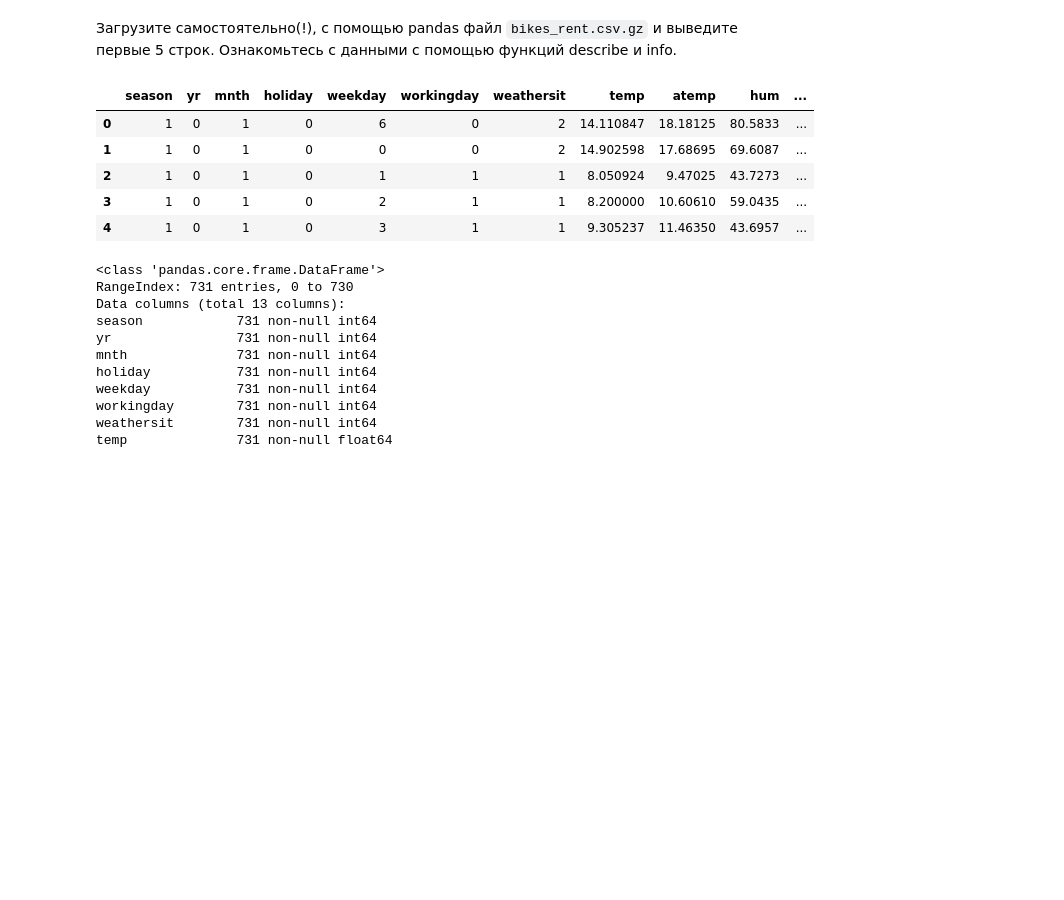
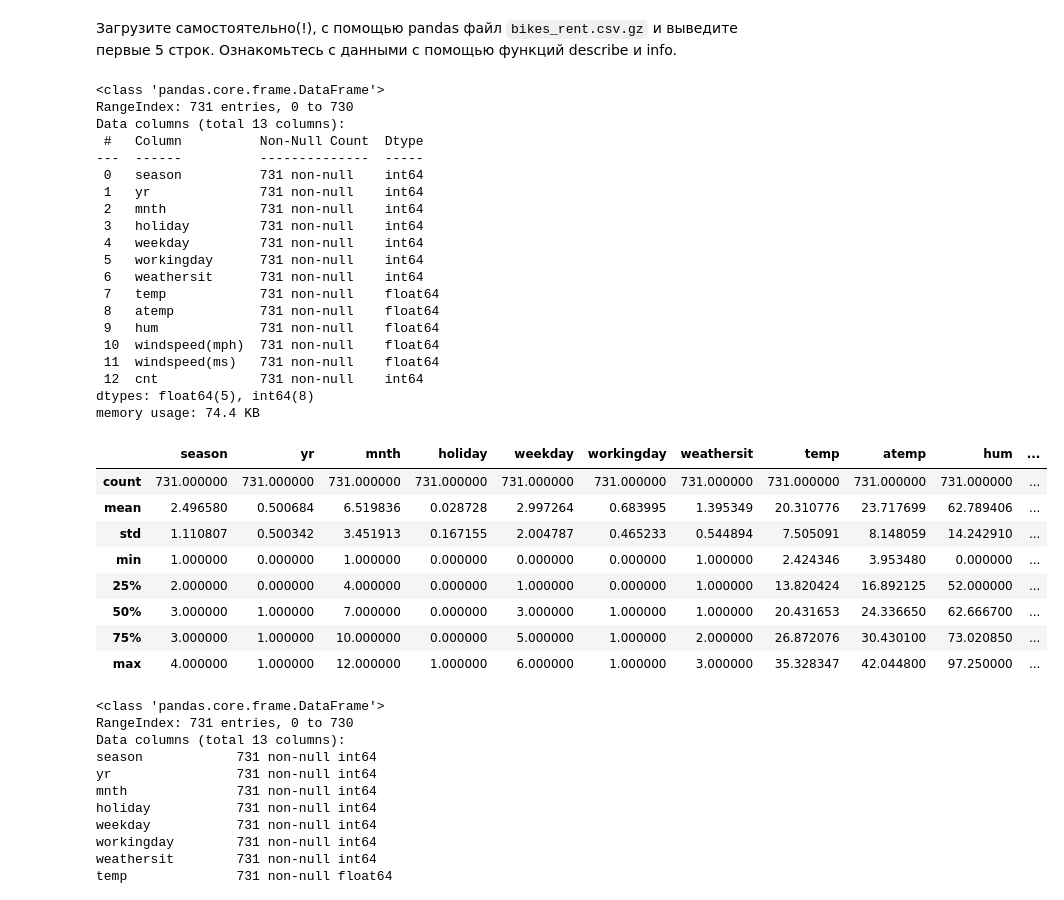
Before and after one commit to runessaa/-Streltsov-Projects, a Jupyter notebook: Практическая_работа_№3_Библиотека_Pandas.ipynb, the cells around one changed output. Drawn from its saved outputs; the diff is of its cells as text; code cells hidden in the pictures; blank space fills up the shorter version.

```diff
--- a/Практическая_работа_№3_Библиотека_Pandas.ipynb
+++ b/Практическая_работа_№3_Библиотека_Pandas.ipynb
@@ -363,16 +363,40 @@ import seaborn as sns
 # %% [markdown]
 Загрузите самостоятельно(!), с помощью pandas файл `bikes_rent.csv.gz` и выведите первые 5 строк. Ознакомьтесь с данными с помощью функций describe и info.
 # %%
-df = pd.read_csv('../../data/bikes_rent.csv.gz', compression='gzip')
-
+df = pd.read_csv('https://raw.githubusercontent.com/Yorko/mlcourse.ai/main/data/bikes_rent.csv',)
 df.head()
+df.info()
+df.describe()
 # %% [output]
+<class 'pandas.core.frame.DataFrame'>
+RangeIndex: 731 entries, 0 to 730
+Data columns (total 13 columns):
+ #   Column          Non-Null Count  Dtype
+---  ------          --------------  -----
+ 0   season          731 non-null    int64
+ 1   yr              731 non-null    int64
+ 2   mnth            731 non-null    int64
+ 3   holiday         731 non-null    int64
+ 4   weekday         731 non-null    int64
+ 5   workingday      731 non-null    int64
+ 6   weathersit      731 non-null    int64
+ 7   temp            731 non-null    float64
+ 8   atemp           731 non-null    float64
+ 9   hum             731 non-null    float64
+ 10  windspeed(mph)  731 non-null    float64
+ 11  windspeed(ms)   731 non-null    float64
+ 12  cnt             731 non-null    int64
+dtypes: float64(5), int64(8)
+memory usage: 74.4 KB
 |  | season | yr | mnth | holiday | weekday | workingday | weathersit | temp | atemp | hum | ... |
-| 0 | 1 | 0 | 1 | 0 | 6 | 0 | 2 | 14.110847 | 18.18125 | 80.5833 | ... |
-| 1 | 1 | 0 | 1 | 0 | 0 | 0 | 2 | 14.902598 | 17.68695 | 69.6087 | ... |
-| 2 | 1 | 0 | 1 | 0 | 1 | 1 | 1 | 8.050924 | 9.47025 | 43.7273 | ... |
-| 3 | 1 | 0 | 1 | 0 | 2 | 1 | 1 | 8.200000 | 10.60610 | 59.0435 | ... |
-| 4 | 1 | 0 | 1 | 0 | 3 | 1 | 1 | 9.305237 | 11.46350 | 43.6957 | ... |
+| count | 731.000000 | 731.000000 | 731.000000 | 731.000000 | 731.000000 | 731.000000 | 731.000000 | 731.000000 | 731.000000 | 731.000000 | ... |
+| mean | 2.496580 | 0.500684 | 6.519836 | 0.028728 | 2.997264 | 0.683995 | 1.395349 | 20.310776 | 23.717699 | 62.789406 | ... |
+| std | 1.110807 | 0.500342 | 3.451913 | 0.167155 | 2.004787 | 0.465233 | 0.544894 | 7.505091 | 8.148059 | 14.242910 | ... |
+| min | 1.000000 | 0.000000 | 1.000000 | 0.000000 | 0.000000 | 0.000000 | 1.000000 | 2.424346 | 3.953480 | 0.000000 | ... |
+| 25% | 2.000000 | 0.000000 | 4.000000 | 0.000000 | 1.000000 | 0.000000 | 1.000000 | 13.820424 | 16.892125 | 52.000000 | ... |
+| 50% | 3.000000 | 1.000000 | 7.000000 | 0.000000 | 3.000000 | 1.000000 | 1.000000 | 20.431653 | 24.336650 | 62.666700 | ... |
+| 75% | 3.000000 | 1.000000 | 10.000000 | 0.000000 | 5.000000 | 1.000000 | 2.000000 | 26.872076 | 30.430100 | 73.020850 | ... |
+| max | 4.000000 | 1.000000 | 12.000000 | 1.000000 | 6.000000 | 1.000000 | 3.000000 | 35.328347 | 42.044800 | 97.250000 | ... |
 # %%
 df.info()
 # %% [output]
```
Also changed, not shown: parts of 25 cells of this notebook.
